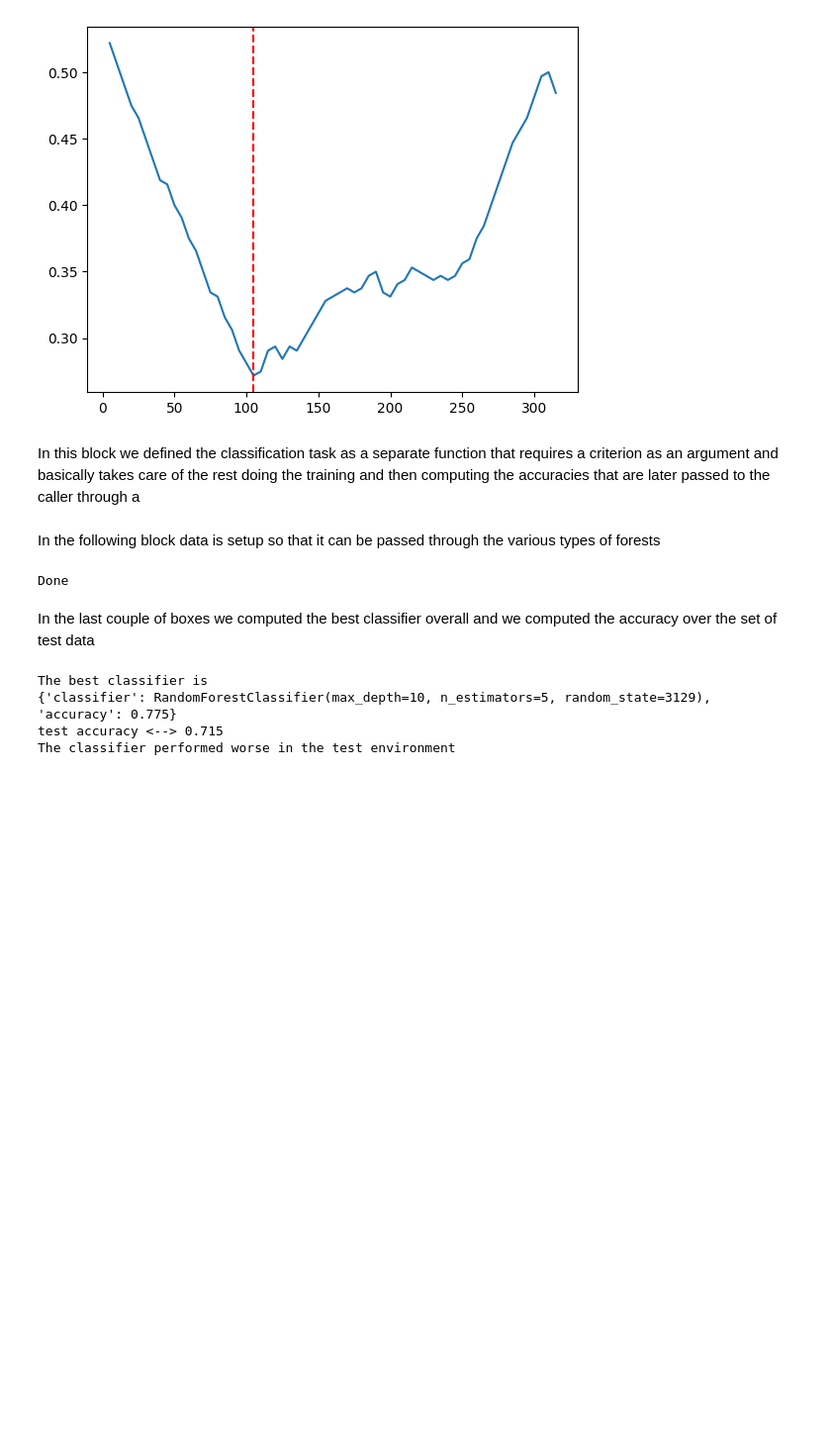
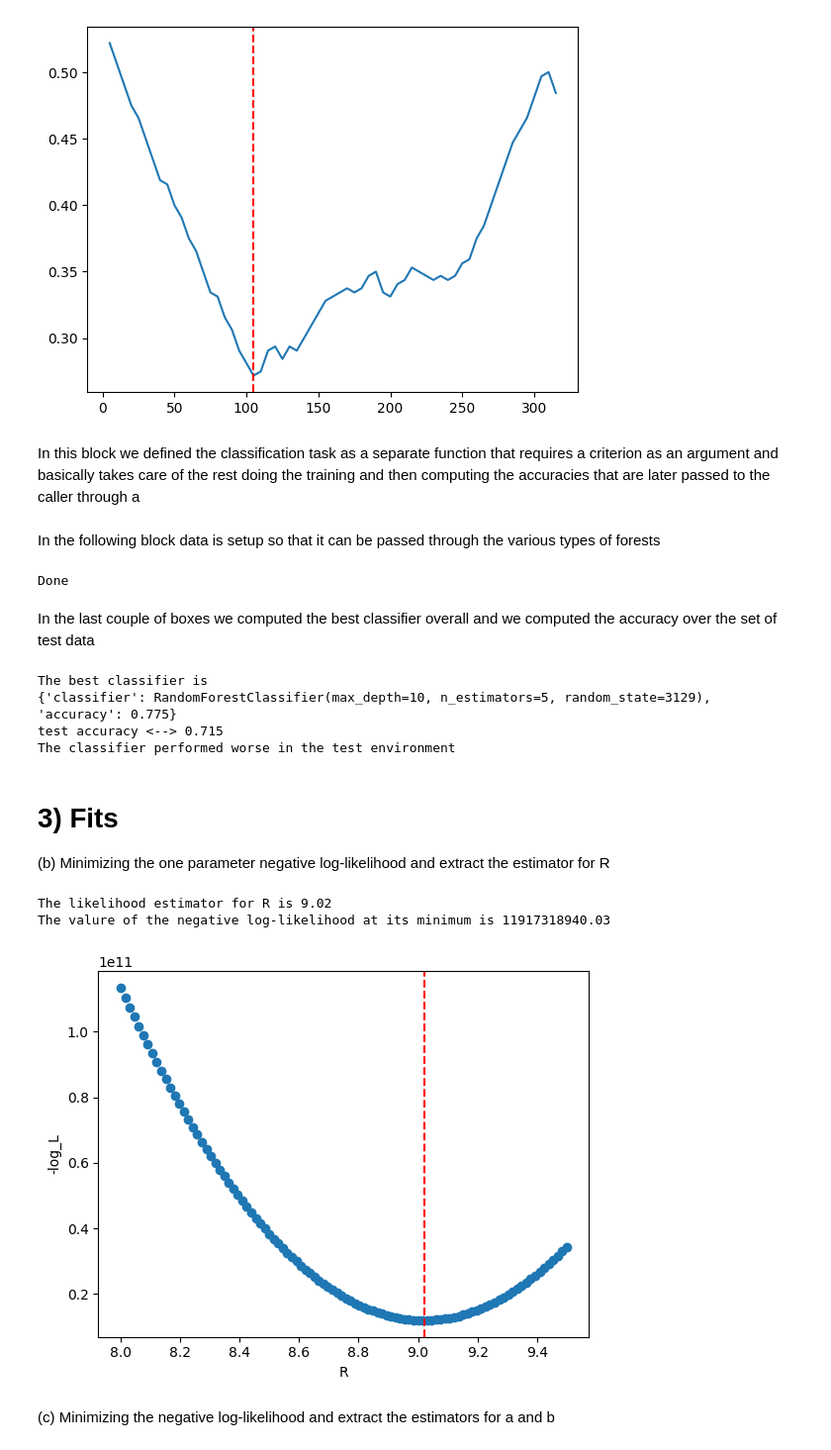
Before and after one commit to S3gmentati0nFault/machine-learning-physics, a Jupyter notebook: Sheet_2/sheet02.ipynb, the cells around one changed output. Shown at 99% size. Saved outputs shown, nothing was run; the diff lists cells and outputs as text; code cells hidden in the pictures; blank space fills up the shorter version.

```diff
--- a/Sheet_2/sheet02.ipynb
+++ b/Sheet_2/sheet02.ipynb
@@ -230,3 +230,49 @@ The best classifier is
 {'classifier': RandomForestClassifier(max_depth=10, n_estimators=5, random_state=3129), 'accuracy': 0.775}
 test accuracy <--> 0.715
 The classifier performed worse in the test environment
+# %% [markdown]
+# 3) Fits
+
+(b) Minimizing the one parameter negative log-likelihood and extract the estimator for R
+# %%
+from scipy.optimize import minimize
+
+#load data
+data_Vm, data_p = np.load("Data/gas.npy")
+
+#function computing the ideal gas law given volume and a parameter
+T=293
+def idealgas(x,v):
+    return T*x/v
+
+#function computing the negative log-likelihood wich recalls the ideal gas law
+def n_log_L(x,p,v):
+    return np.sum((p - idealgas(x,v))**2)
+
+
+#minimize the negative log-likelihood and printing the results
+res=minimize(n_log_L,8,(data_p,data_Vm))
+print(f"The likelihood estimator for R is {res.x[0]:.2f}")
+minL=n_log_L(res.x[0],data_p,data_Vm)
+print(f"The valure of the negative log-likelihood at its minimum is {minL:.2f}")
+
+
+#filling an array with values of the negative log-likelihood
+X0=np.linspace(8,9.5,len(data_p))
+Y0=[]
+for i in X0:
+    Y0.append(n_log_L(i,data_p,data_Vm))
+
+
+#plotting the negative log-likelihood
+plt.scatter(X0,Y0)
+plt.xlabel("R")
+plt.ylabel("-log_L")
+plt.axvline(x=res.x[0], color='red', linestyle='--', label='minimum')
+plt.show()
+# %% [output]
+The likelihood estimator for R is 9.02
+The valure of the negative log-likelihood at its minimum is 11917318940.03
+[figure, added]
+# %% [markdown]
+(c) Minimizing the negative log-likelihood and extract the estimators for a and b
```
Also changed, not shown: parts of 2 cells of this notebook.
